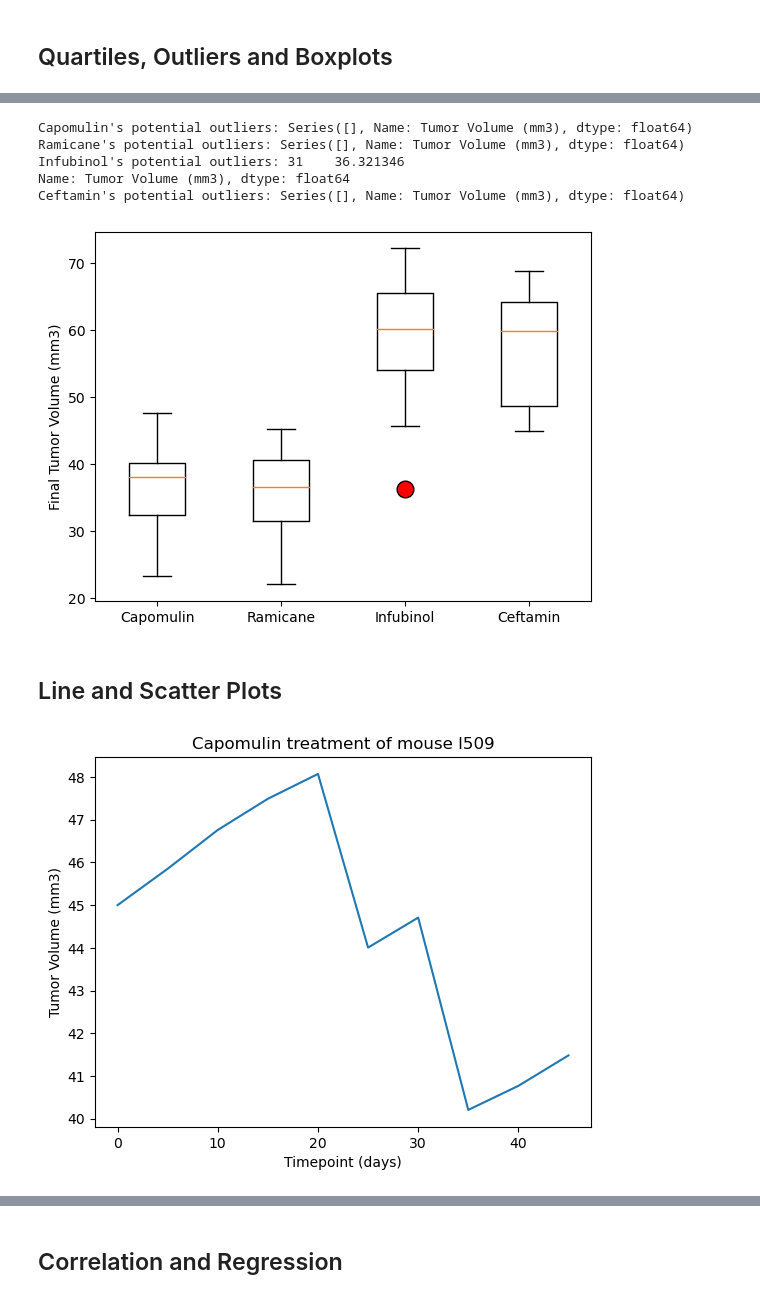
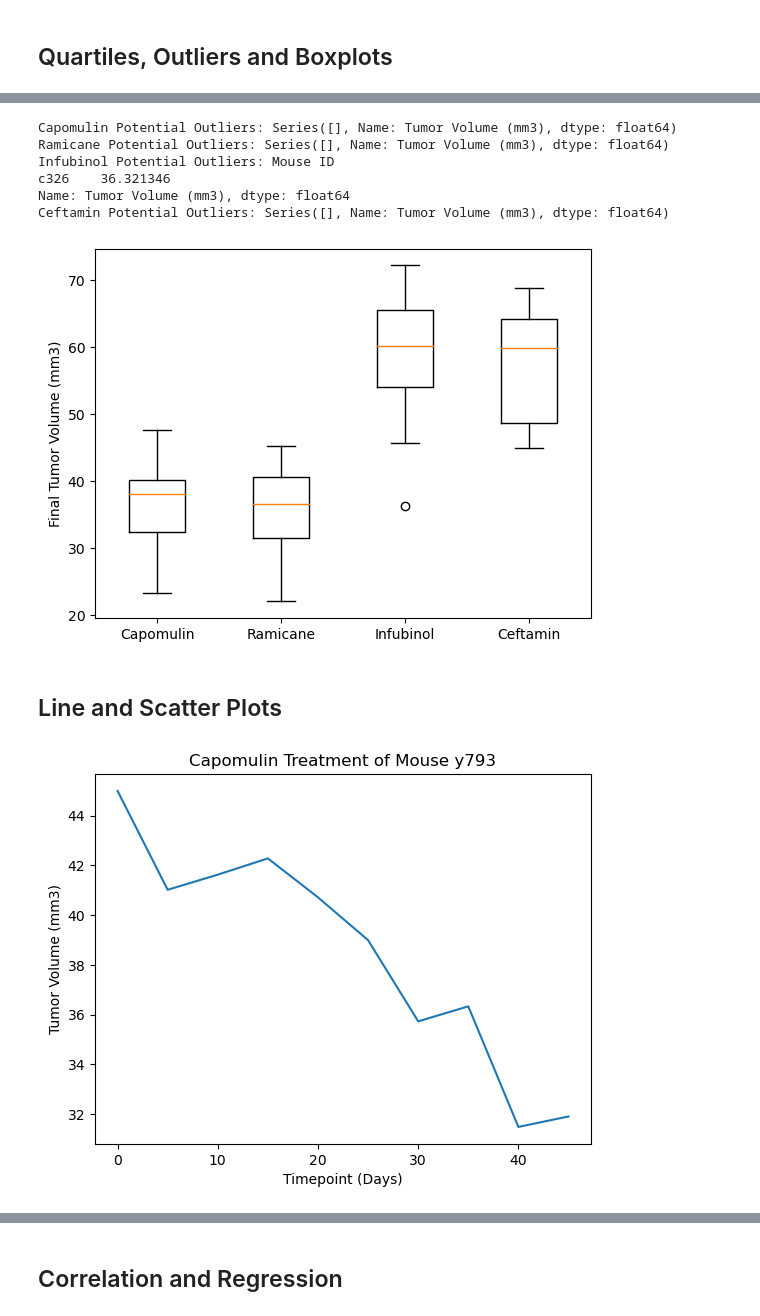
Before and after one commit to JacqueLeeMeyer/Matplotlib-Pymaceuticals, a Jupyter notebook: Pymaceuticals/pymaceuticals_JM.ipynb, the cells around one changed output, grey strips where cells are left out. Drawn from its saved outputs; the diff is of its cells as text; code cells hidden in the pictures.

```diff
--- a/Pymaceuticals/pymaceuticals_JM.ipynb
+++ b/Pymaceuticals/pymaceuticals_JM.ipynb
@@ -204,33 +222,60 @@ plt.show()
 # %%
 # Put treatments into a list for for loop (and later for plot labels)
-
+final4=['Capomulin', 'Ramicane', 'Infubinol', 'Ceftamin']
 
 # Create empty list to fill with tumor vol data (for plotting)
-
+Cap_Tumor_Vol=[]
 
 # Calculate the IQR and quantitatively determine if there are any potential outliers.
 
-
     # Locate the rows which contain mice on each drug and get the tumor volumes
-
-
+for drug in final4:
+    volume=Final_TumorVolume_df.loc[Final_TumorVolume_df['Drug Regimen']==drug]
     # add subset
-
+    Cap_Tumor_Vol.append(volume['Tumor Volume (mm3)'])
 
     # Determine outliers using upper and lower bounds
+for drug in final4:
+    tumor_volume=Cap_Tumor_Vol[final4.index(drug)]
+    quartiles = tumor_volume.quantile([0.25, 0.75])
+    lowerq = quartiles[0.25]
+    upperq = quartiles[0.75]
+    IQR = upperq-lowerq
+
+    lower_bound = lowerq - (1.5*IQR)
+    upper_bound = upperq + (1.5*IQR)
+
+    outliers = tumor_volume[(tumor_volume < lower_bound) | (tumor_volume > upper_bound)]
+
+    print(f"{drug} Potential Outliers: {outliers}")
 # %% [output]
-Capomulin's potential outliers: Series([], Name: Tumor Volume (mm3), dtype: float64)
-Ramicane's potential outliers: Series([], Name: Tumor Volume (mm3), dtype: float64)
-Infubinol's potential outliers: 31    36.321346
+Capomulin Potential Outliers: Series([], Name: Tumor Volume (mm3), dtype: float64)
+Ramicane Potential Outliers: Series([], Name: Tumor Volume (mm3), dtype: float64)
+Infubinol Potential Outliers: Mouse ID
+c326    36.321346
 Name: Tumor Volume (mm3), dtype: float64
-Ceftamin's potential outliers: Series([], Name: Tumor Volume (mm3), dtype: float64)
+Ceftamin Potential Outliers: Series([], Name: Tumor Volume (mm3), dtype: float64)
 # %%
 # Generate a box plot that shows the distrubution of the tumor volume for each treatment group.
+
+fig,ax=plt.subplots()
+ax.boxplot(Cap_Tumor_Vol)
+ax.set_xticklabels(final4)
+ax.set_ylabel('Final Tumor Volume (mm3)')
+plt.show()
 # %% [output]
-[figure, old version]
+[figure, new version]
 # %% [markdown]
 ## Line and Scatter Plots
 # %%
-# Generate a line plot of tumor volume vs. time point for a single mouse treated with Capomulin
+# Generate a line plot of tumor volume vs. time point for a single mouse treated with Capomulin (y793)
+y793=mouse_df.loc[mouse_df['Mouse ID']=='y793']
+x_axis=y793['Timepoint']
+y_axis=y793['Tumor Volume (mm3)']
+plt.xlabel('Timepoint (Days)')
+plt.ylabel('Tumor Volume (mm3)')
+plt.title('Capomulin Treatment of Mouse y793')
+plt.plot(x_axis, y_axis)
+plt.show()
 # %% [output]
-[figure, old version]
+[figure, new version]
```
Also changed, not shown: parts of 10 cells of this notebook.
